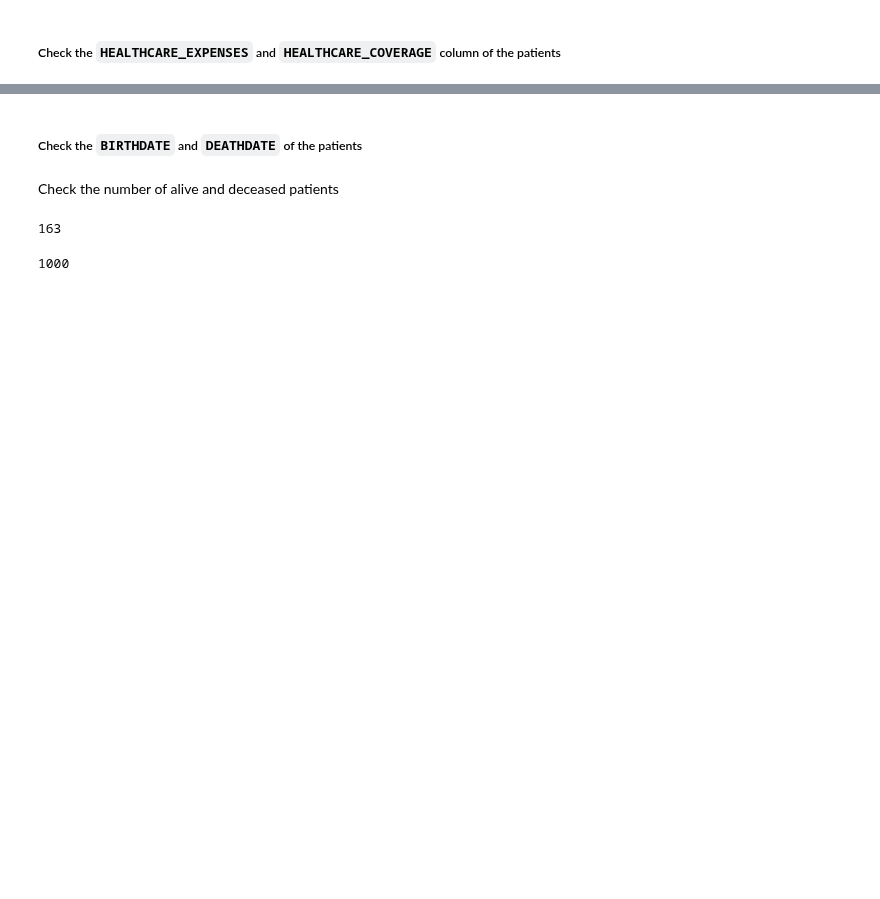
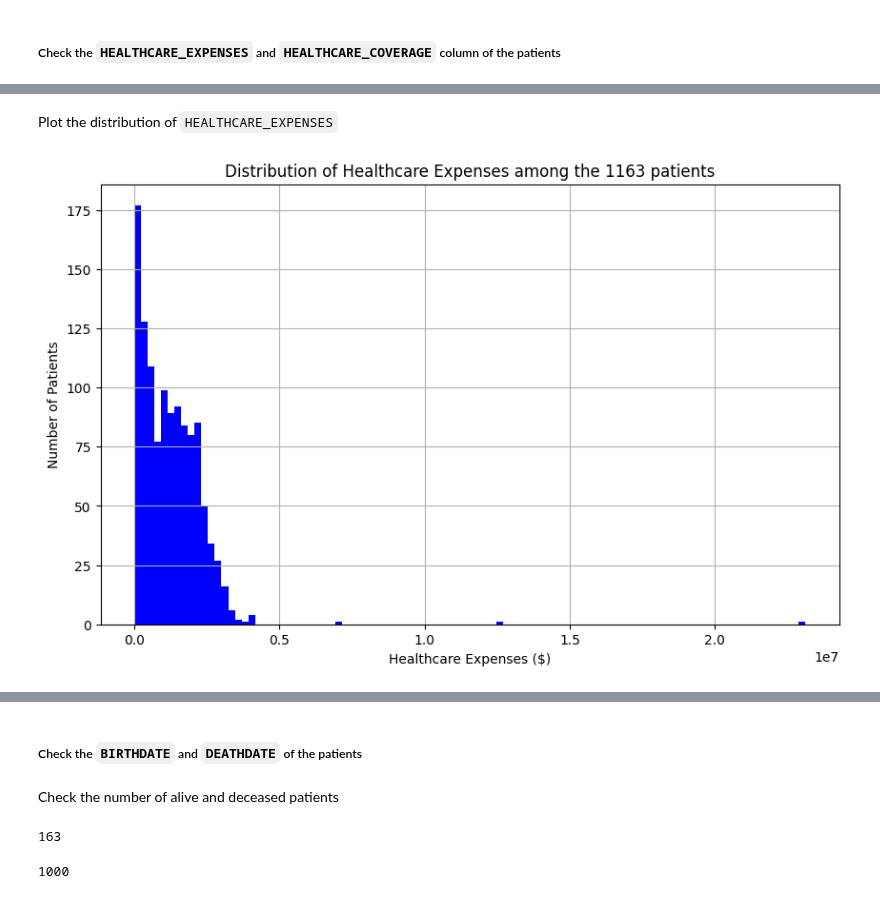
Before and after one commit to Orthologues/VAEQL_plus_Imputation, a Jupyter notebook: data_exploration.ipynb, the cells around one changed output, grey strips where cells are left out. Saved outputs shown, nothing was run; the diff lists cells and outputs as text; code cells hidden in the pictures; blank space fills up the shorter version.

```diff
--- a/data_exploration.ipynb
+++ b/data_exploration.ipynb
@@ -507,0 +648,14 @@ let's check how many countries there are among in the country of birth of the pa
+# %% [markdown]
+Plot the distribution of <code>HEALTHCARE_EXPENSES</code>
+# %%
+plt.figure(figsize=(10, 6))
+plt.hist(synthea_1k_patients_df.HEALTHCARE_EXPENSES, bins=100, color='blue')
+plt.title('Distribution of Healthcare Expenses among the 1163 patients')
+plt.xlabel('Healthcare Expenses ($)')
+plt.ylabel('Number of Patients')
+
+# Show the plot
+plt.grid(True)
+plt.show()
+# %% [output]
+[figure, added]
```
Also changed, not shown: parts of 57 cells of this notebook.
